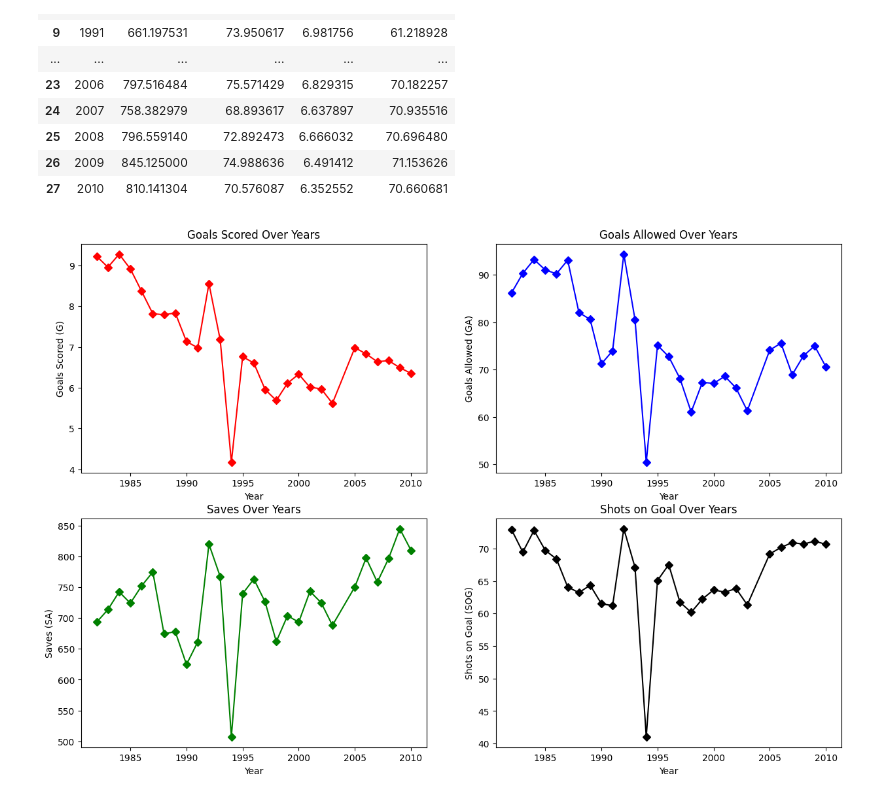
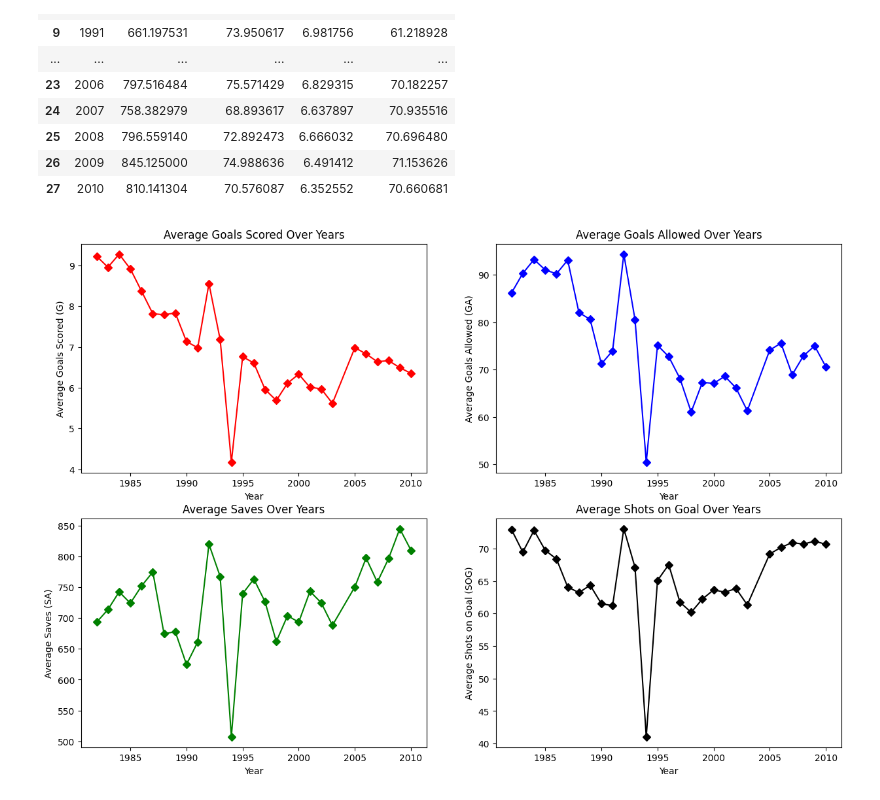
Before and after one commit to samwallach7/Project1-DELTS, a Jupyter notebook: project_1.ipynb, the cells around one changed output. Saved outputs shown, nothing was run; the diff lists cells and outputs as text; code cells hidden in the pictures.

```diff
--- a/project_1.ipynb
+++ b/project_1.ipynb
@@ -212,27 +212,27 @@ avg_player_stats
 # %%
 #create a 3 subplots using the avg player data
 fig, ([ax1, ax2], [ax3, ax4]) = plt.subplots(2,2, figsize = (15,10))
 ax1.plot(avg_player_stats['Year'], avg_player_stats['Goals'], color= 'red', marker='D' )
 ax1.set_xlabel('Year')
-ax1.set_ylabel('Goals Scored (G)')
-ax1.set_title('Goals Scored Over Years')
+ax1.set_ylabel('Average Goals Scored (G)')
+ax1.set_title('Average Goals Scored Over Years')
 
 ax2.plot(avg_player_stats['Year'], avg_player_stats['Goals Allowed'], color='blue', marker='D')
 ax2.set_xlabel('Year')
-ax2.set_ylabel('Goals Allowed (GA)')
-ax2.set_title('Goals Allowed Over Years')
+ax2.set_ylabel('Average Goals Allowed (GA)')
+ax2.set_title('Average Goals Allowed Over Years')
 
 
 ax3.plot(avg_player_stats['Year'], avg_player_stats['Saves'], color='green', marker='D')
 ax3.set_xlabel('Year')
-ax3.set_ylabel('Saves (SA)')
-ax3.set_title('Saves Over Years')
+ax3.set_ylabel('Average Saves (SA)')
+ax3.set_title('Average Saves Over Years')
 
 ax4.plot(avg_player_stats['Year'], avg_player_stats['Shots on Goal'], color='black', marker='D')
 ax4.set_xlabel('Year')
-ax4.set_ylabel('Shots on Goal (SOG)')
-ax4.set_title('Shots on Goal Over Years')
+ax4.set_ylabel('Average Shots on Goal (SOG)')
+ax4.set_title('Average Shots on Goal Over Years')
 
 fig.savefig('Output_files/sam/player_stats_output/subplot.png')
 # %% [output]
-[figure, old version]
+[figure, new version]
```
Also changed, not shown: 1 other file.
